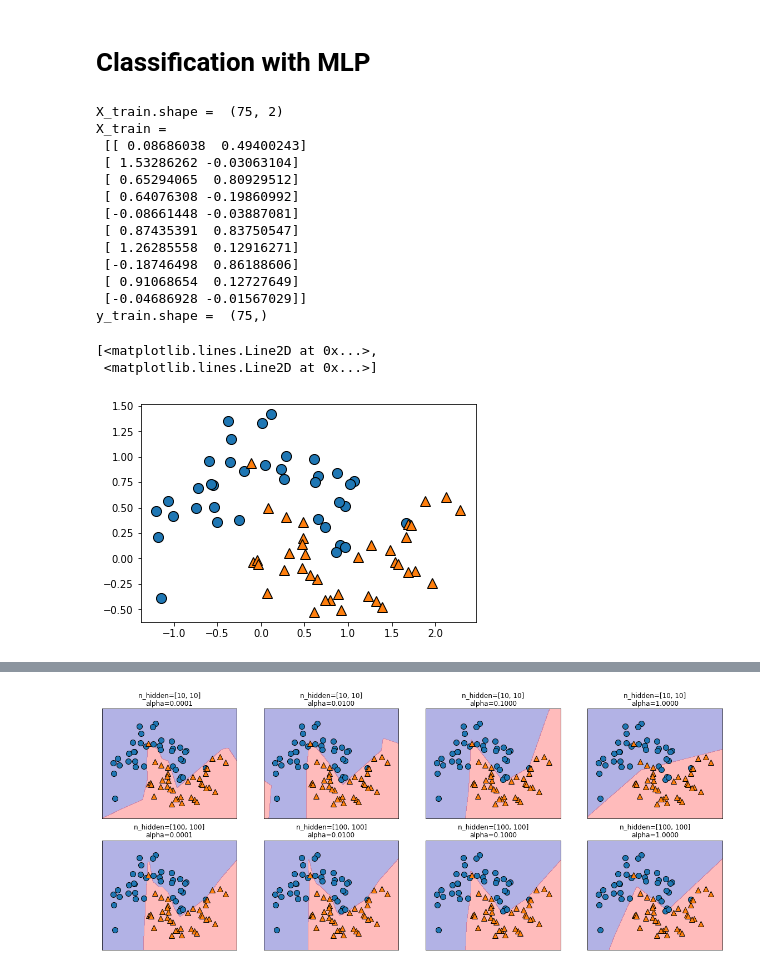
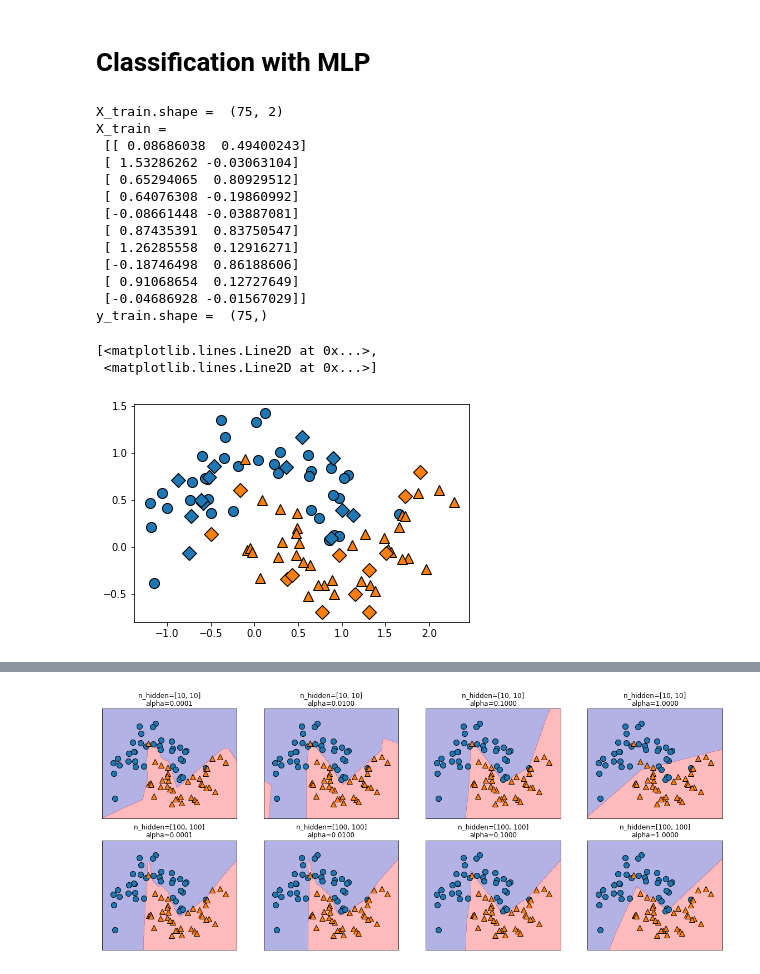
Before and after one commit to callee2006/MachineLearning, a Jupyter notebook: MLP_(scikit_learn)_solution.ipynb, the cells around one changed output, grey strips where cells are left out. Saved outputs shown, nothing was run; the diff lists cells and outputs as text; code cells hidden in the pictures.

```diff
--- a/MLP_(scikit_learn)_solution.ipynb
+++ b/MLP_(scikit_learn)_solution.ipynb
@@ -120,29 +120,30 @@ Text(0, 0.5, 'sigmoid(x), relu(x), tanh(x)')
 # %%
 # generate data
 
 from sklearn.datasets import make_moons
 X, y = make_moons(n_samples=100, noise=0.25, random_state=3)
 X_train, X_test, y_train, y_test = train_test_split(X, y, stratify=y,random_state=42)
 
 print("X_train.shape = ", X_train.shape)
 print("X_train =\n", X_train[:10])
 print("y_train.shape = ", y_train.shape)
 
 mglearn.discrete_scatter(X_train[:, 0], X_train[:, 1], y_train)
+mglearn.discrete_scatter(X_test[:, 0], X_test[:, 1], y_test, markers='D')
 # %% [output]
 X_train.shape =  (75, 2)
 X_train =
  [[ 0.08686038  0.49400243]
  [ 1.53286262 -0.03063104]
  [ 0.65294065  0.80929512]
  [ 0.64076308 -0.19860992]
  [-0.08661448 -0.03887081]
  [ 0.87435391  0.83750547]
  [ 1.26285558  0.12916271]
  [-0.18746498  0.86188606]
  [ 0.91068654  0.12727649]
  [-0.04686928 -0.01567029]]
 y_train.shape =  (75,)
 [<matplotlib.lines.Line2D at 0x...>,
  <matplotlib.lines.Line2D at 0x...>]
-[figure, old version]
+[figure, new version]
```
Also changed, not shown: parts of 12 cells of this notebook.
